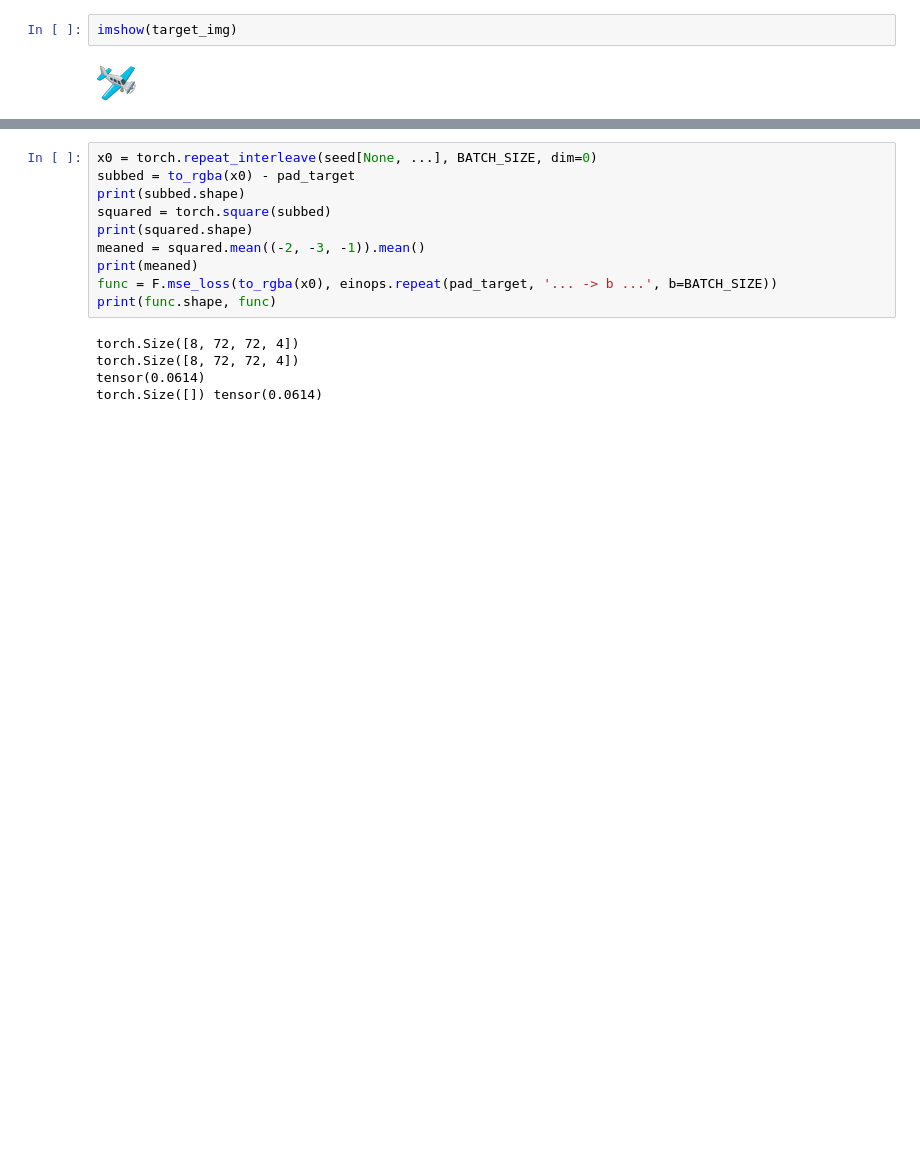
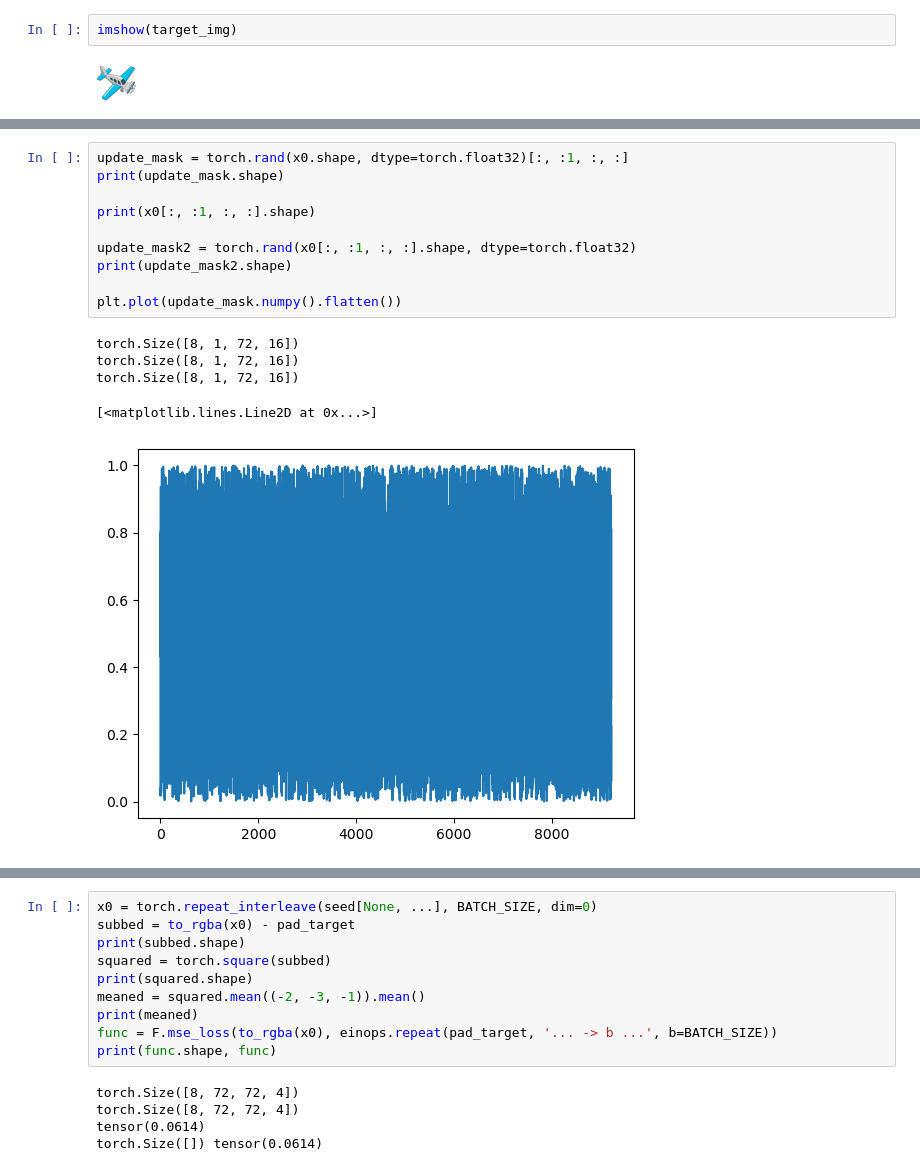
Before and after one commit to Radevsi/cellular-automata, a Jupyter notebook: Original_CA_PyTorch.ipynb, the cells around one changed output, grey strips where cells are left out. Saved outputs shown, nothing was run; the diff lists cells and outputs as text; blank space fills up the shorter version.

```diff
--- a/Original_CA_PyTorch.ipynb
+++ b/Original_CA_PyTorch.ipynb
@@ -202,4 +203,20 @@ Sequential(
 )
+# %%
+update_mask = torch.rand(x0.shape, dtype=torch.float32)[:, :1, :, :]
+print(update_mask.shape)
+
+print(x0[:, :1, :, :].shape)
+
+update_mask2 = torch.rand(x0[:, :1, :, :].shape, dtype=torch.float32)
+print(update_mask2.shape)
+
+plt.plot(update_mask.numpy().flatten())
+# %% [output]
+torch.Size([8, 1, 72, 16])
+torch.Size([8, 1, 72, 16])
+torch.Size([8, 1, 72, 16])
+[<matplotlib.lines.Line2D at 0x...>]
+[figure, added]
 # %%
 # Make training sample
 
```
Also changed, not shown: parts of 36 cells of this notebook.
